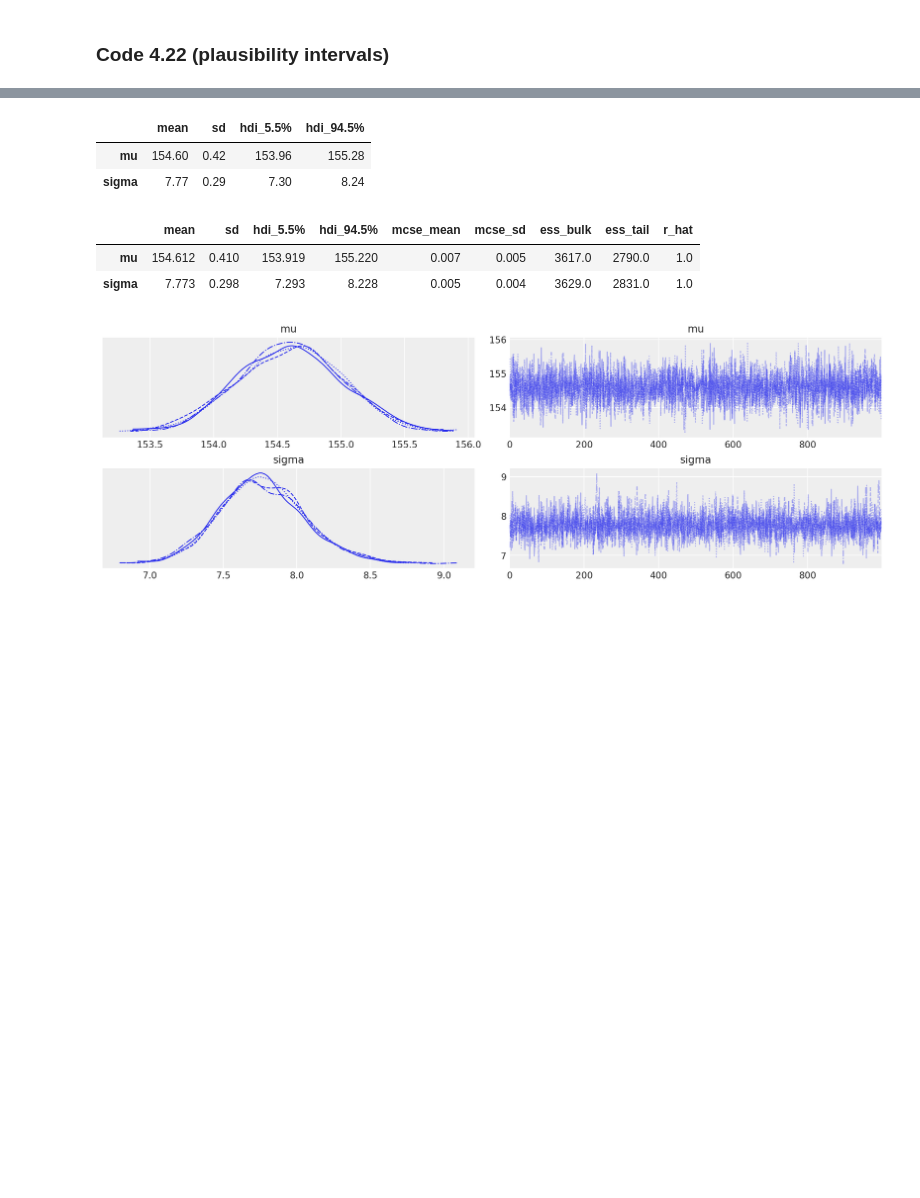
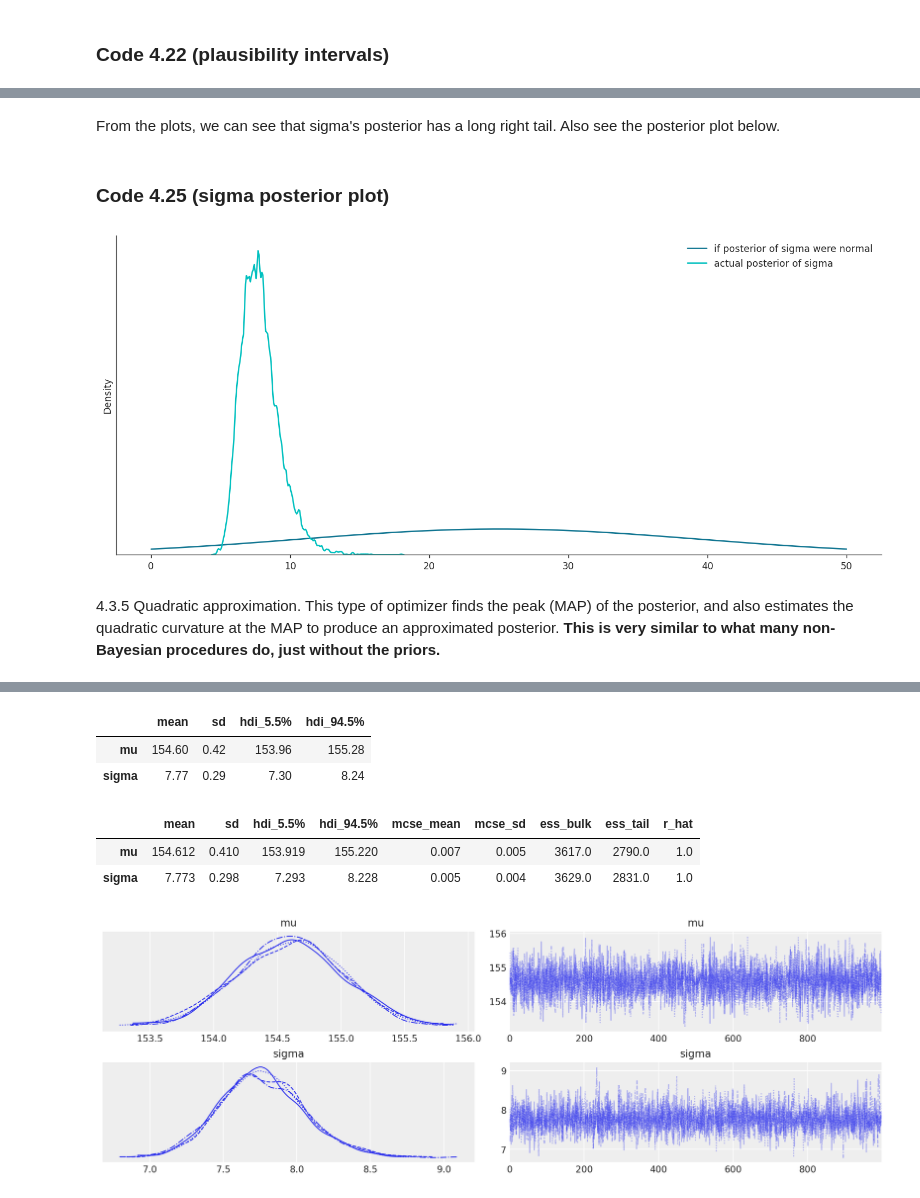
Before and after one commit to jaredxfeng/rethinking, a Jupyter notebook: notebooks/ch4_simpReg.ipynb, the cells around one changed output, grey strips where cells are left out. Saved outputs shown, nothing was run; the diff lists cells and outputs as text; code cells hidden in the pictures; blank space fills up the shorter version.

```diff
--- a/notebooks/ch4_simpReg.ipynb
+++ b/notebooks/ch4_simpReg.ipynb
@@ -318,0 +365,14 @@ az.hdi(sample_mus), az.hdi(sample_sigmas)
+# %% [markdown]
+From the plots, we can see that sigma's posterior has a long right tail. Also see the posterior plot below.
+# %% [markdown]
+### Code 4.25 (sigma posterior plot)
+# %%
+sigs = np.linspace(sample_sigma.min(), sample_sigma.max(), 200)
+plt.plot(sigs, dnorm(sigs, sample_sigma.mean(), sample_sigma.std()), label="if posterior of sigma were normal")
+sns.kdeplot(sample_sigmas, bw_adjust=.3, label="actual posterior of sigma")
+plt.legend()
+plt.yticks([]);
+# %% [output]
+[figure, added]
+# %% [markdown]
+4.3.5 Quadratic approximation. This type of optimizer finds the peak (MAP) of the posterior, and also estimates the quadratic curvature at the MAP to produce an approximated posterior. **This is very similar to what many non-Bayesian procedures do, just without the priors.**
```
Also changed, not shown: parts of 29 cells of this notebook, 3 other files.
